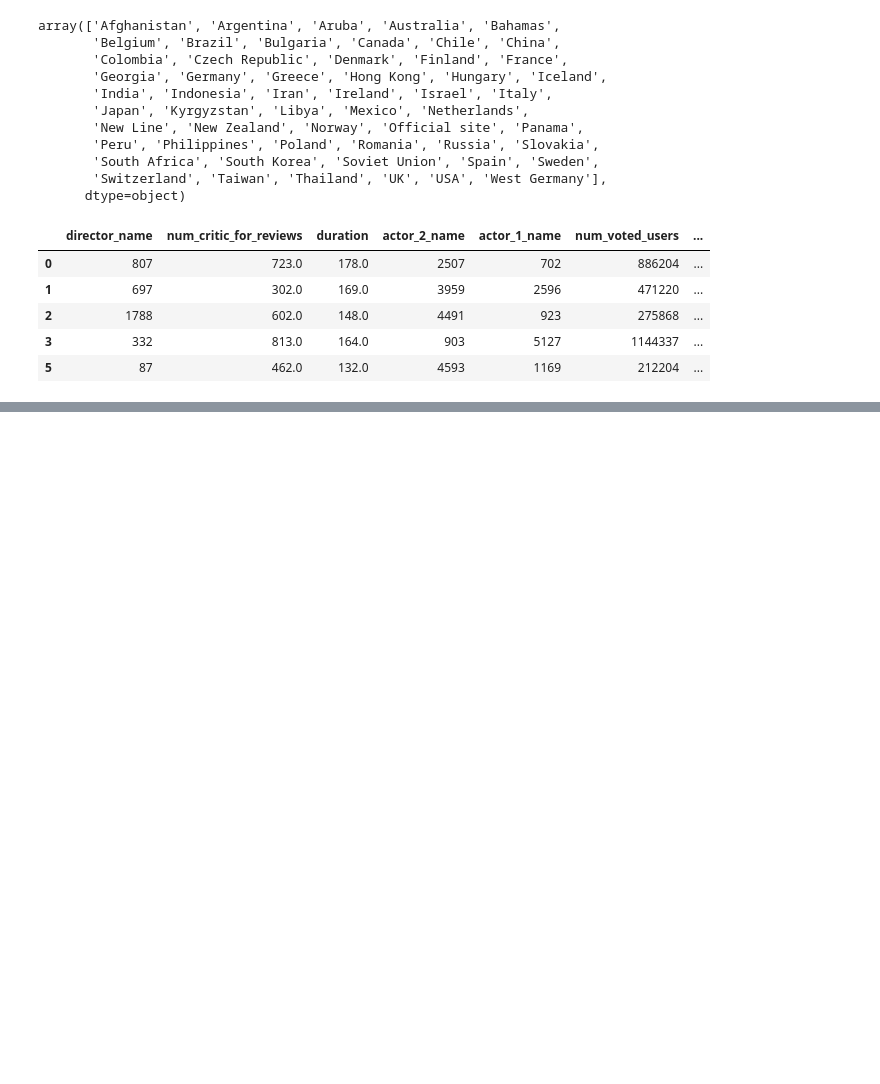
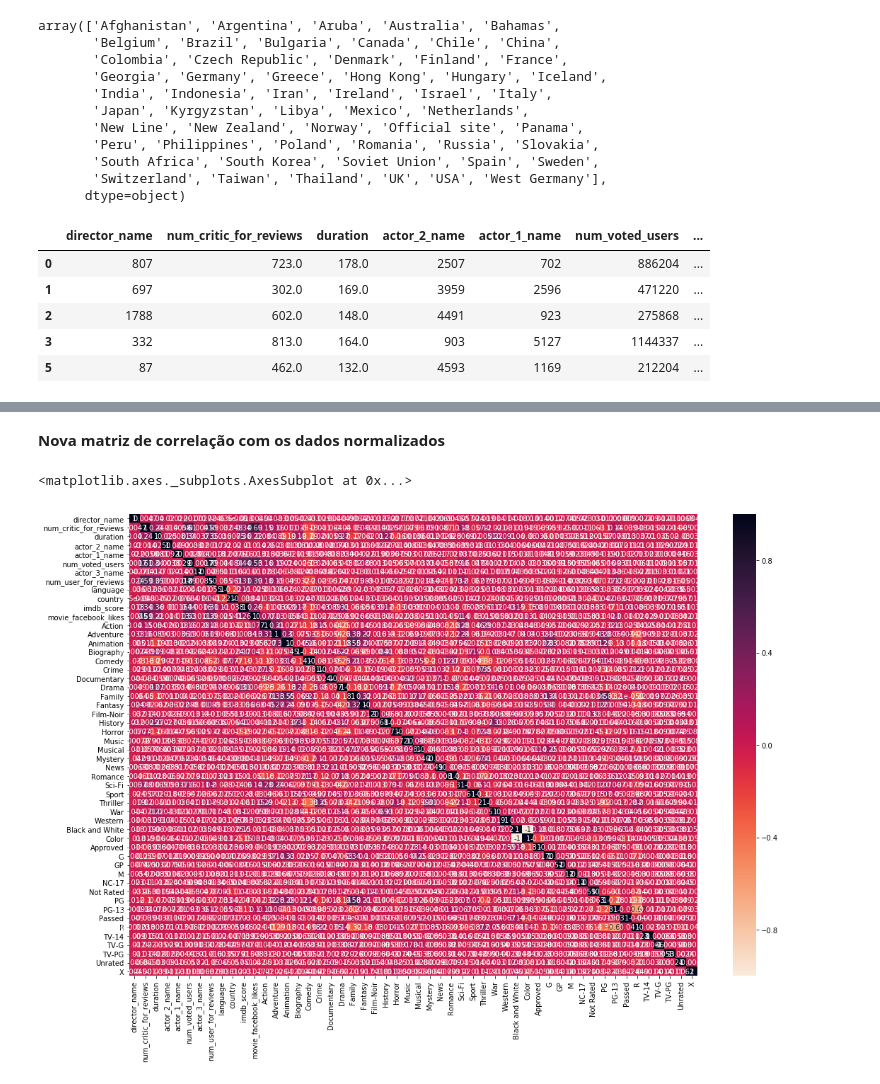
Before and after one commit to Machine-Learning-FGA/imdb_movie_dataset, a Jupyter notebook: pre_processing.ipynb, the cells around one changed output, grey strips where cells are left out. Saved outputs shown, nothing was run; the diff lists cells and outputs as text; code cells hidden in the pictures; blank space fills up the shorter version.

```diff
--- a/pre_processing.ipynb
+++ b/pre_processing.ipynb
@@ -431,0 +539,8 @@ df7.head()
+# %% [markdown]
+**Nova matriz de correlação com os dados normalizados**
+# %%
+plt.figure(figsize=(18,12))
+sns.heatmap(df_test.corr(),annot=True,cmap=sns.cm.rocket_r)
+# %% [output]
+<matplotlib.axes._subplots.AxesSubplot at 0x...>
+[figure, added]
```
Also changed, not shown: parts of 26 cells of this notebook.
